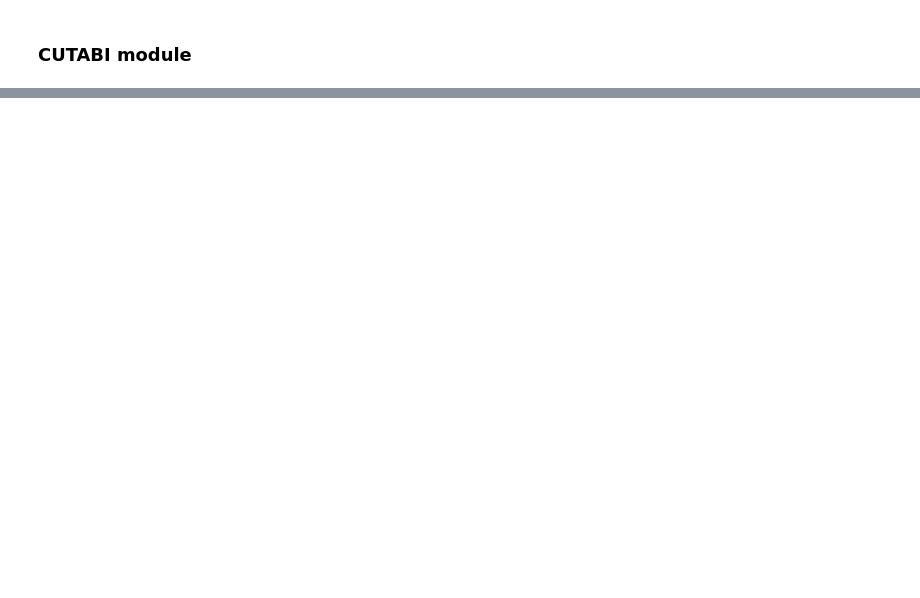
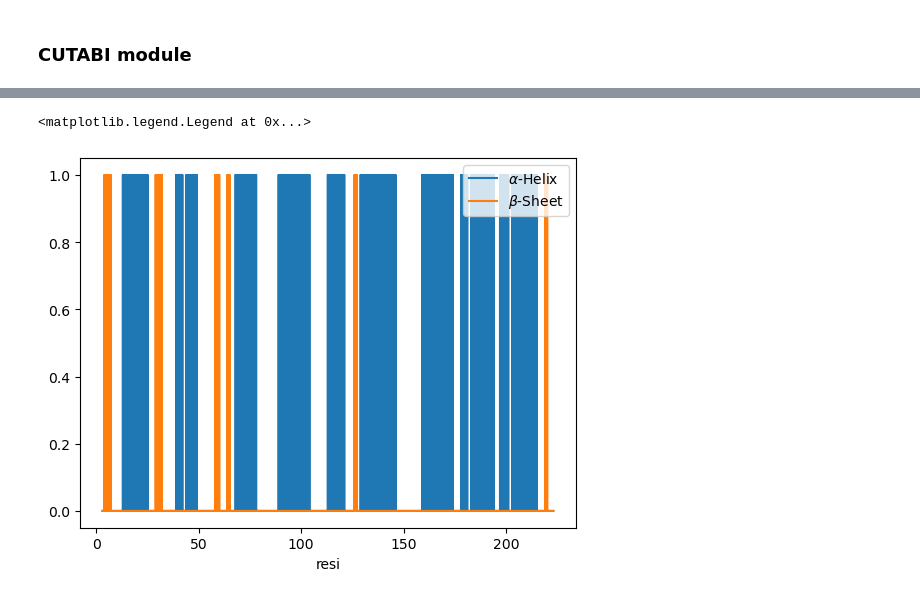
Before and after one commit to NicolasPetiot/md_manager, a Jupyter notebook: basic_usage.ipynb, the cells around one changed output, grey strips where cells are left out. Drawn from its saved outputs; the diff is of its cells as text; code cells hidden in the pictures; blank space fills up the shorter version.

```diff
--- a/basic_usage.ipynb
+++ b/basic_usage.ipynb
@@ -61,0 +99,4 @@ from md_manager import CUTABI
+# %%
+df["alpha"] = CUTABI.predict_alpha_helix(df)
+df["beta"] = CUTABI.predict_beta_sheets(df)
+df.query("alpha or beta")
@@ -61,0 +118,12 @@ from md_manager import CUTABI
+# %%
+fig, ax = plt.subplots()
+sele = df.query("chain == 'A'").copy()
+sele["alpha"] = sele.alpha.astype(int)
+sele["beta"] = sele.beta.astype(int)
+
+sele.plot("resi", "alpha", ax=ax, label="$\\alpha$-Helix")
+sele.plot("resi", "beta", ax=ax, label="$\\beta$-Sheet")
+ax.legend(loc="upper right")
+# %% [output]
+<matplotlib.legend.Legend at 0x...>
+[figure, added]
```
Also changed, not shown: parts of 15 cells of this notebook, 1 other file.
